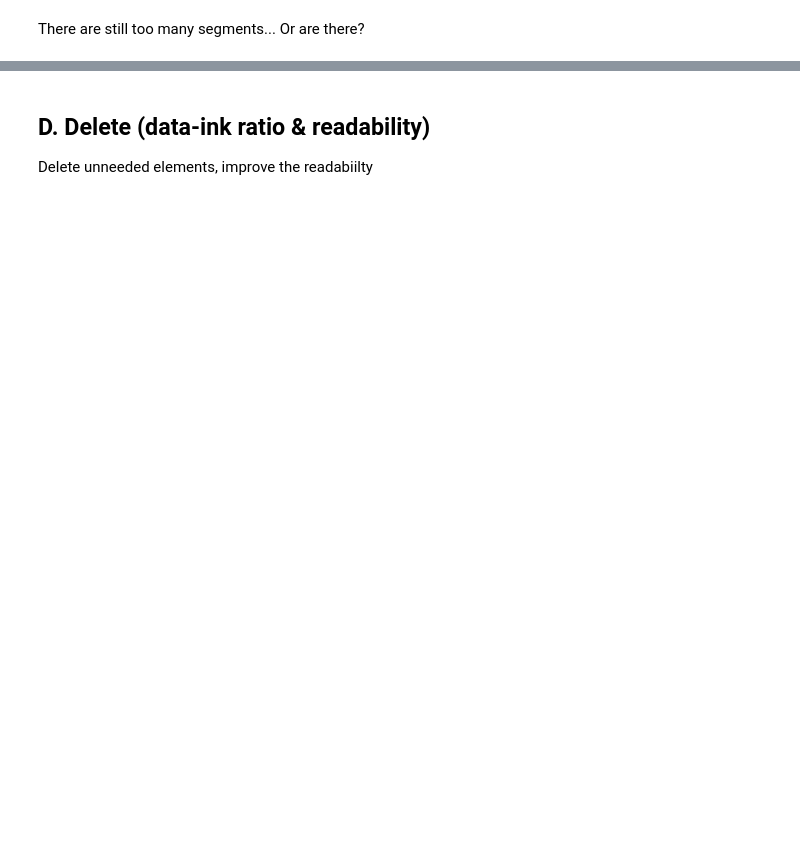
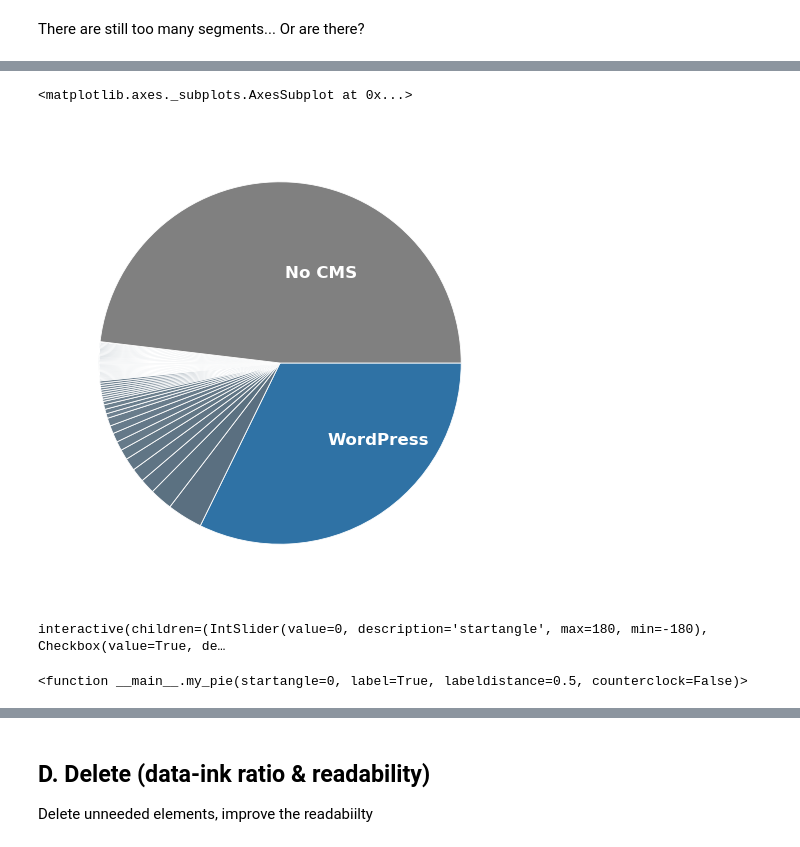
Before and after one commit to bgbg/datascience_dataviz_workshop, a Jupyter notebook: demos/item_distribution/pie charts as an alternative to bar charts.ipynb, the cells around one changed output, grey strips where cells are left out. Saved outputs shown, nothing was run; the diff lists cells and outputs as text; code cells hidden in the pictures; blank space fills up the shorter version.

```diff
--- a/demos/item_distribution/pie charts as an alternative to bar charts.ipynb
+++ b/demos/item_distribution/pie charts as an alternative to bar charts.ipynb
@@ -74,15 +111,25 @@ None
 # %% [markdown]
 There are still too many segments... Or are there?
 # %%
-tbl_cms.sort_values('of_total', ascending=False, inplace=True)
+tbl_cms.sort_values(
+    'of_total',
+    ascending=False,
+    inplace=True
+)
 # %%
 wordpress_blue = '#2f72a5'
 grayish = sns.desaturate(wordpress_blue, 0.33)
 palette = sns.light_palette(grayish, input="rgb", n_colors=len(tbl_cms), reverse=True)
 # %%
-tbl_cms['color'] = ['lightgray', wordpress_blue] + palette[2:]
+tbl_cms['color'] = [
+    'gray',
+    wordpress_blue
+] + palette[2:]
 tbl_cms['label'] = [
-    {'None': 'No CMS', 'WordPress': 'WordPress'}.get(i, '')
+    {
+        'None': 'No CMS',
+        'WordPress': 'WordPress'
+    }.get(i, '')
         for i in tbl_cms.index
 ]
 tbl_cms['order'] = [row.of_total if row.name != 'None' else -row.of_total for _, row in tbl_cms.iterrows()]
@@ -103,29 +160,37 @@ None
 # %%
-def my_pie(startangle=0, label=True, labeldistance=0.5, counterclock=False):
+def my_pie(startangle=0, label=True,
+           labeldistance=0.5, counterclock=False
+          ):
     fig, ax = plt.subplots(figsize=(5, 5), dpi=120)
     ax.set_aspect(1.0)
     if label:
         labels = tbl_cms['label']
     else:
         labels = None
     patches, texts = ax.pie(
         x=tbl_cms['of_total'],
         labels=labels,
         colors=tbl_cms['color'],
         startangle=startangle,
         labeldistance=labeldistance,
         textprops=dict(color="w", weight='bold'),
         counterclock=counterclock
     )
     for p in patches:
         p.set_linewidth(0.5)
         p.set_edgecolor('white')
     return ax
 
 my_pie()
+# %% [output]
+<matplotlib.axes._subplots.AxesSubplot at 0x...>
+[figure, added]
 # %%
 import ipywidgets as ipw
 ipw.interact(my_pie, startangle=(-180, 180), labeldistance=(0, 1.0))
+# %% [output]
+interactive(children=(IntSlider(value=0, description='startangle', max=180, min=-180), Checkbox(value=True, de…
+<function __main__.my_pie(startangle=0, label=True, labeldistance=0.5, counterclock=False)>
 # %%
 ax = my_pie(startangle=90, labeldistance=0.2, counterclock=True)
 ax.set_title('WordPress powers 30% of the Web')
```
Also changed, not shown: parts of 9 cells of this notebook, 4 other files.
